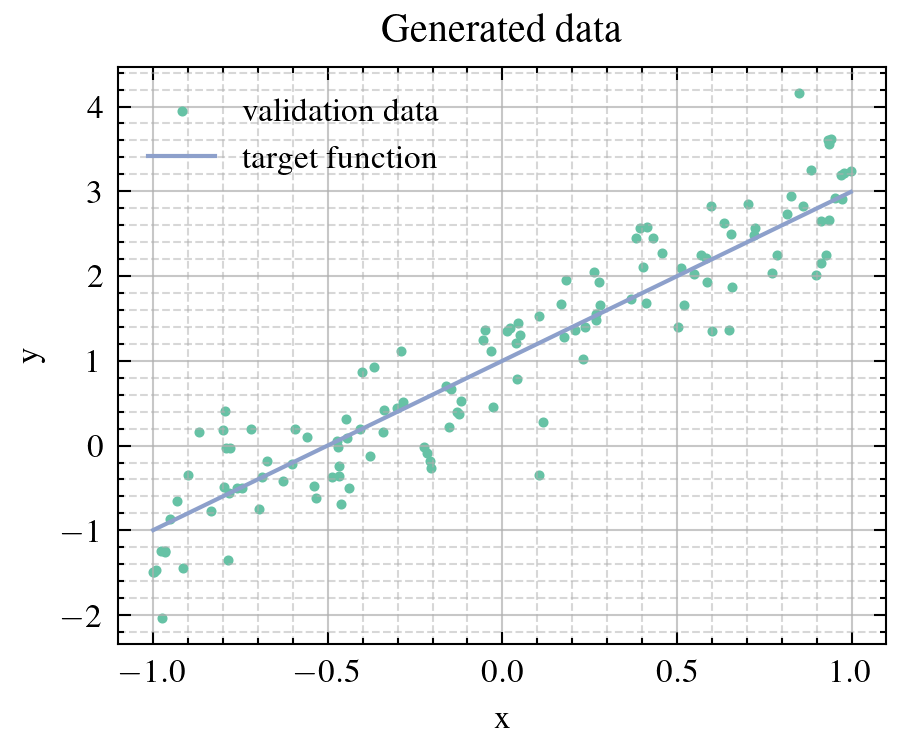
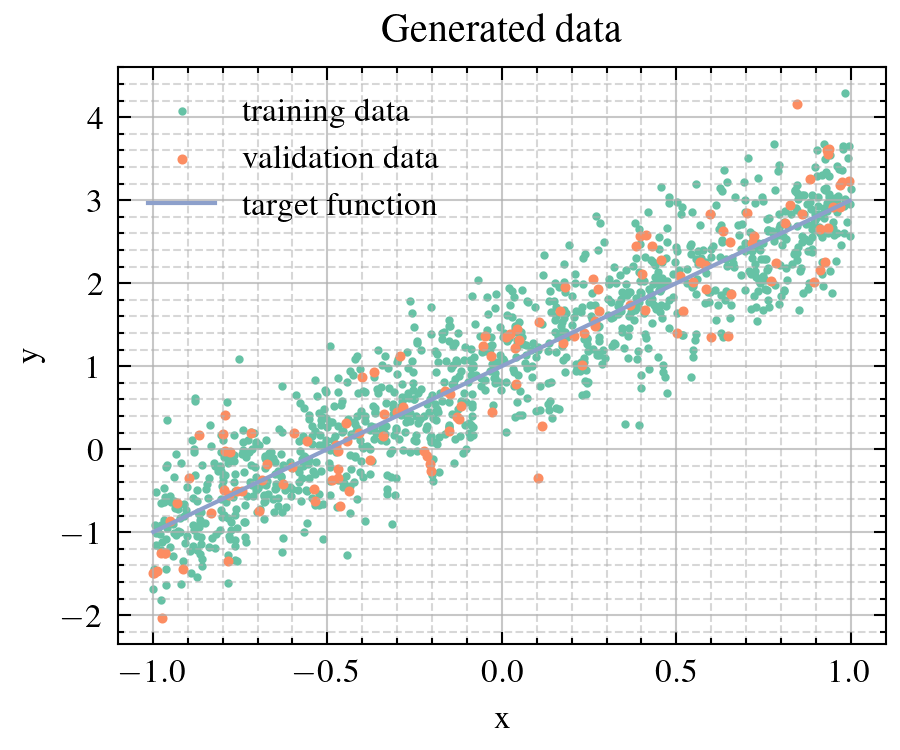
The notebook cell's code change between the first figure and the second:
--- before
+++ after
@@ -1,3 +1,4 @@
 # show the generated data
+plt.scatter(x_train, y_train, label="training data", s=1)
 plt.scatter(x_validation, y_validation, label="validation data", s=2)
 plt.plot(x_validation, y_target, label="target function", c="C2")

Commit: Updated Exercises 11